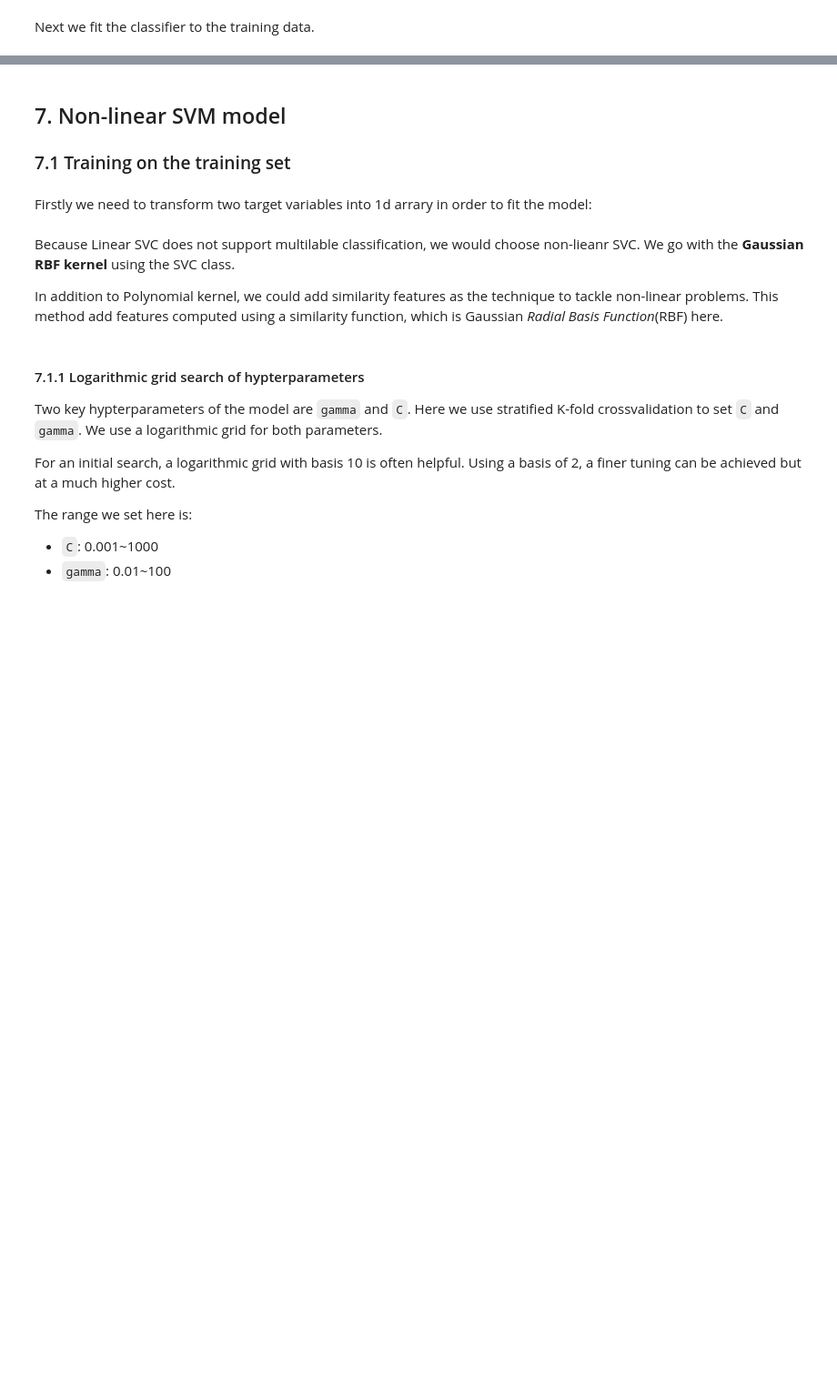
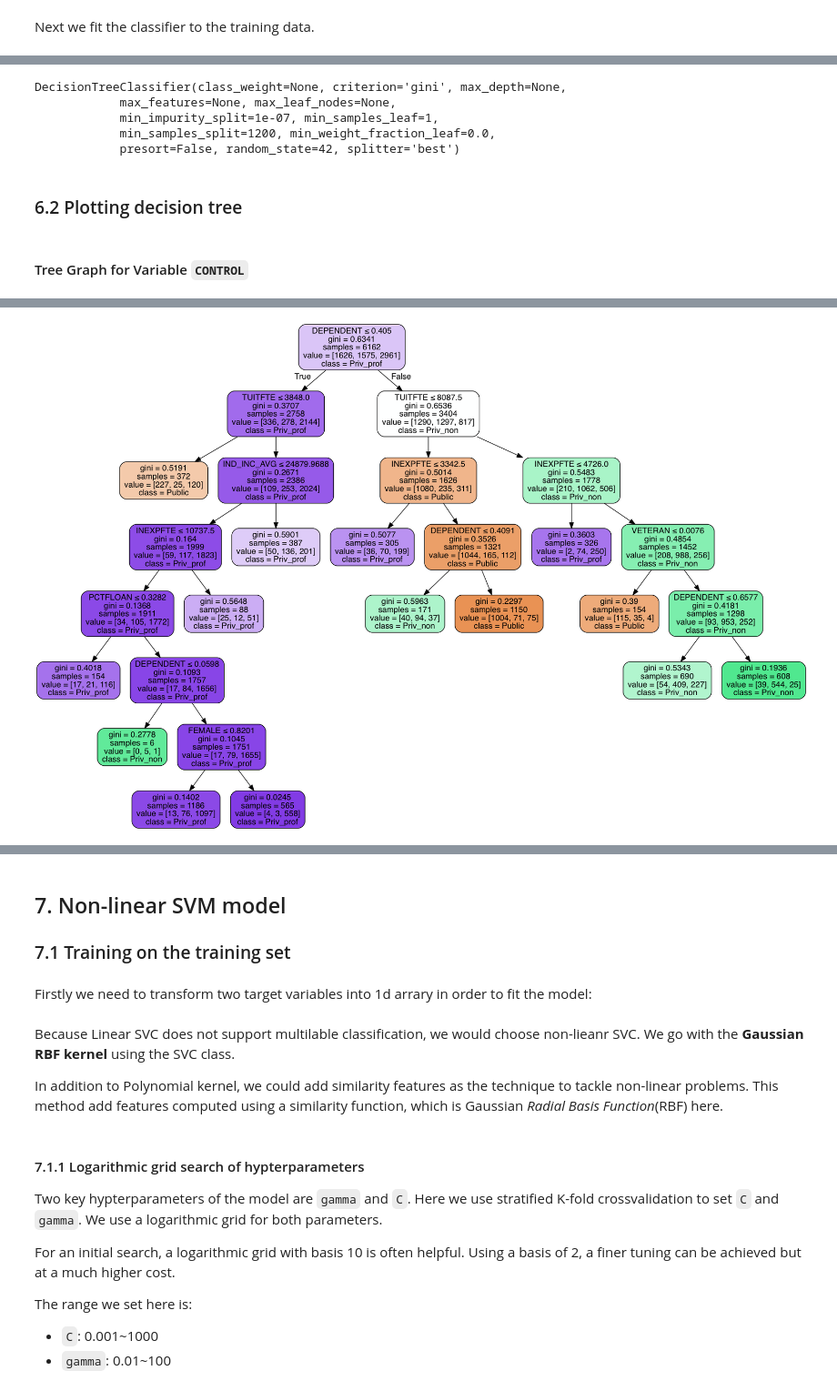
Before and after one commit to dorneliang/MA-755-Assignment-2, a Jupyter notebook: Assignment 2_Final.ipynb, the cells around one changed output, grey strips where cells are left out. Shown at 91% size. Drawn from its saved outputs; the diff is of its cells as text; code cells hidden in the pictures; blank space fills up the shorter version.

```diff
--- a/Assignment 2_Final.ipynb
+++ b/Assignment 2_Final.ipynb
@@ -995,6 +833,4 @@ DecisionTreeClassifier(class_weight=None, criterion='gini', max_depth=None,
+# %%
+dt_control  = sk_dt.DecisionTreeClassifier(min_samples_split=1200,random_state=42)
 # %% [markdown]
 Next we fit the classifier to the training data.
-# %%
-dt_clf.fit(college_ind,
-           train_target_control)
-dt_clf
@@ -1007,3 +836,0 @@ DecisionTreeClassifier(class_weight=None, criterion='gini', max_depth=None,
-# %%
-college_ind.feature_names = ['PCTFLOAN','PCTPELL','FEMALE','MARRIED', 'DEPENDENT', 'VETERAN',
-                          'TUITFTE', 'INEXPFTE', 'DEP_INC_AVG', 'IND_INC_AVG' ]
@@ -1076,0 +837,2 @@ dt_clf
+# %%
+dt_control.fit(college_ind, train_target_control)
@@ -1076,0 +861,8 @@ dt_clf
+# %%
+dt_iclevel.fit(college_ind, train_target_iclevel)
+# %% [output]
+DecisionTreeClassifier(class_weight=None, criterion='gini', max_depth=None,
+            max_features=None, max_leaf_nodes=None,
+            min_impurity_split=1e-07, min_samples_leaf=1,
+            min_samples_split=1200, min_weight_fraction_leaf=0.0,
+            presort=False, random_state=42, splitter='best')
@@ -1076,0 +875,23 @@ dt_clf
+# %% [markdown]
+###  6.2 Plotting decision tree
+# %% [markdown]
+#### Tree Graph for Variable `CONTROL`
+# %%
+import warnings
+warnings.filterwarnings('ignore')
+from IPython.display import Image
+import pydotplus
+graph = sk_dt.export_graphviz(dt_control,
+                              out_file=None,
+                              feature_names=['PCTFLOAN','PCTPELL','FEMALE','MARRIED', 'DEPENDENT', 'VETERAN',
+                          'TUITFTE', 'INEXPFTE', 'DEP_INC_AVG', 'IND_INC_AVG' ],
+                              class_names=['Public','Priv_non','Priv_prof'],
+                              filled=True,
+                              rounded=True,
+                              special_characters=True)
+
+
+
+gif= pydotplus.graph_from_dot_data(graph)
+Image(gif.create_png())
+# %% [output]
@@ -1076,0 +915 @@ dt_clf
+[figure, added]
```
Also changed, not shown: parts of 117 cells of this notebook.
